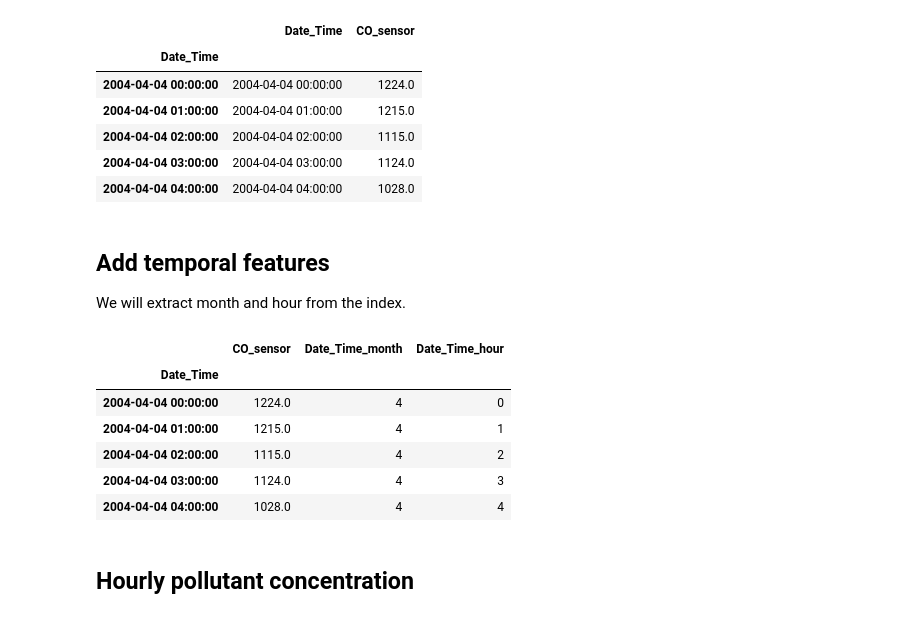
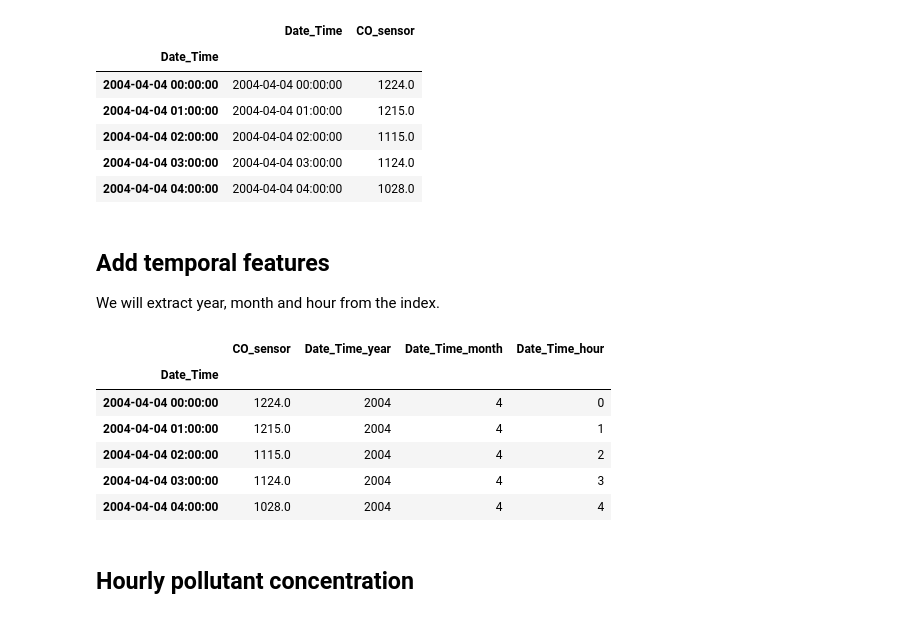
Before and after one commit to trainindata/feature-engineering-for-time-series-forecasting, a Jupyter notebook: 10-Time-Features/04-periodic-features.ipynb, the cells around one changed output. Drawn from its saved outputs; the diff is of its cells as text; code cells hidden in the pictures.

```diff
--- a/10-Time-Features/04-periodic-features.ipynb
+++ b/10-Time-Features/04-periodic-features.ipynb
@@ -331,28 +219,28 @@ data.head()
 # %% [markdown]
 ## Add temporal features
 
-We will extract month and hour from the index.
+We will extract year, month and hour from the index.
 # %%
 # Extract month and hour from timestamp
 
 dtf = DatetimeFeatures(
     variables='Date_Time',  # the timestamp
-    features_to_extract=["month", "hour"],  # the features to create
+    features_to_extract=["year", "month", "hour"],  # the features to create
     drop_original=True  # if we want to drop the timestamp.
 )
 
 # Extract the datetime features
 data = dtf.fit_transform(data)
 
 # Show new variables
 data.head()
 # %% [output]
-|  | CO_sensor | Date_Time_month | Date_Time_hour |
-| Date_Time |  |  |  |
-| 2004-04-04 00:00:00 | 1224.0 | 4 | 0 |
-| 2004-04-04 01:00:00 | 1215.0 | 4 | 1 |
-| 2004-04-04 02:00:00 | 1115.0 | 4 | 2 |
-| 2004-04-04 03:00:00 | 1124.0 | 4 | 3 |
-| 2004-04-04 04:00:00 | 1028.0 | 4 | 4 |
+|  | CO_sensor | Date_Time_year | Date_Time_month | Date_Time_hour |
+| Date_Time |  |  |  |  |
+| 2004-04-04 00:00:00 | 1224.0 | 2004 | 4 | 0 |
+| 2004-04-04 01:00:00 | 1215.0 | 2004 | 4 | 1 |
+| 2004-04-04 02:00:00 | 1115.0 | 2004 | 4 | 2 |
+| 2004-04-04 03:00:00 | 1124.0 | 2004 | 4 | 3 |
+| 2004-04-04 04:00:00 | 1028.0 | 2004 | 4 | 4 |
 # %% [markdown]
 ## Hourly pollutant concentration
```
Also changed, not shown: parts of 78 cells of this notebook.
